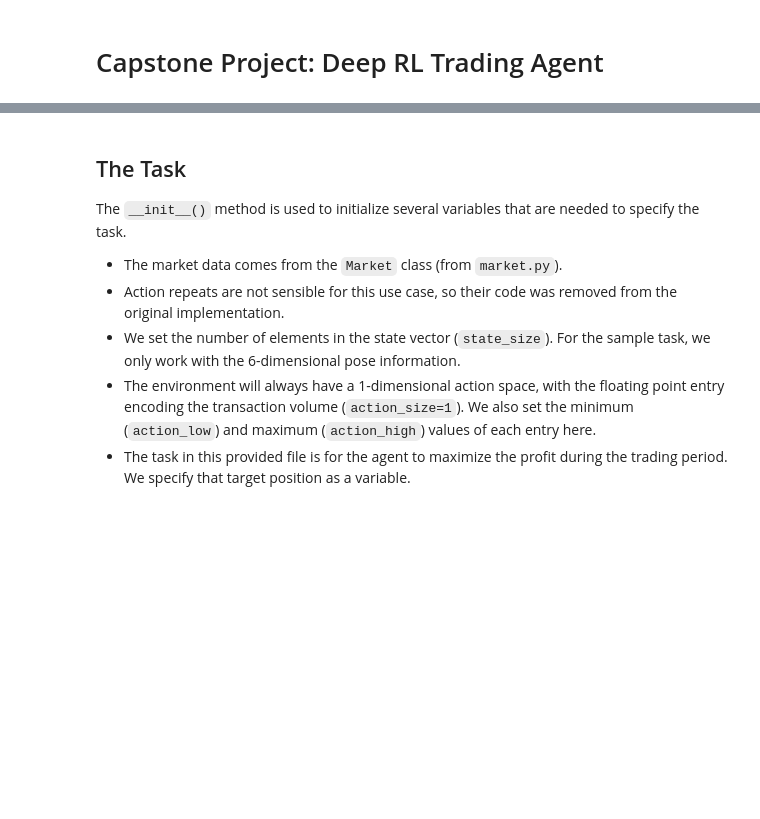
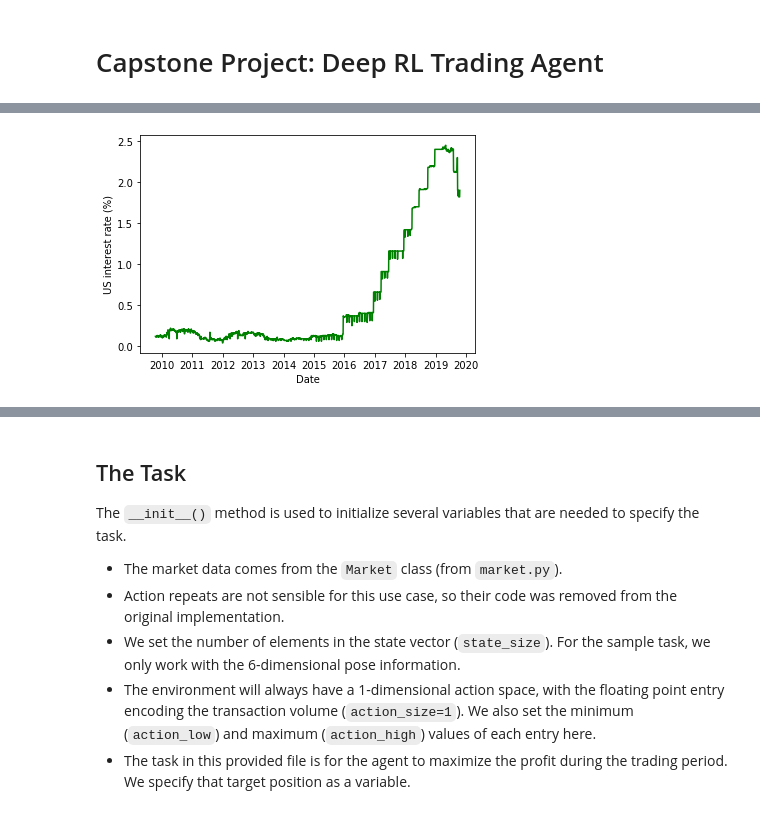
Before and after one commit to JoergStrebel/MachineLearningEngineerND, a Jupyter notebook: capstone_project/deeprlagent_project.ipynb, the cells around one changed output, grey strips where cells are left out. Drawn from its saved outputs; the diff is of its cells as text; code cells hidden in the pictures; blank space fills up the shorter version.

```diff
--- a/capstone_project/deeprlagent_project.ipynb
+++ b/capstone_project/deeprlagent_project.ipynb
@@ -126,0 +271,13 @@ The autoreload extension is already loaded. To reload it, use:
+# %%
+%matplotlib inline
+import matplotlib.pyplot as plt
+import numpy as np
+
+plt.plot(dfdata['date'], dfdata['US_rate'] , color='green')
+
+plt.xlabel('Date')
+plt.ylabel('US interest rate (%)')
+plt.draw()
+plt.show()
+# %% [output]
+[figure, added]
```
Also changed, not shown: parts of 20 cells of this notebook, 22 other files.
